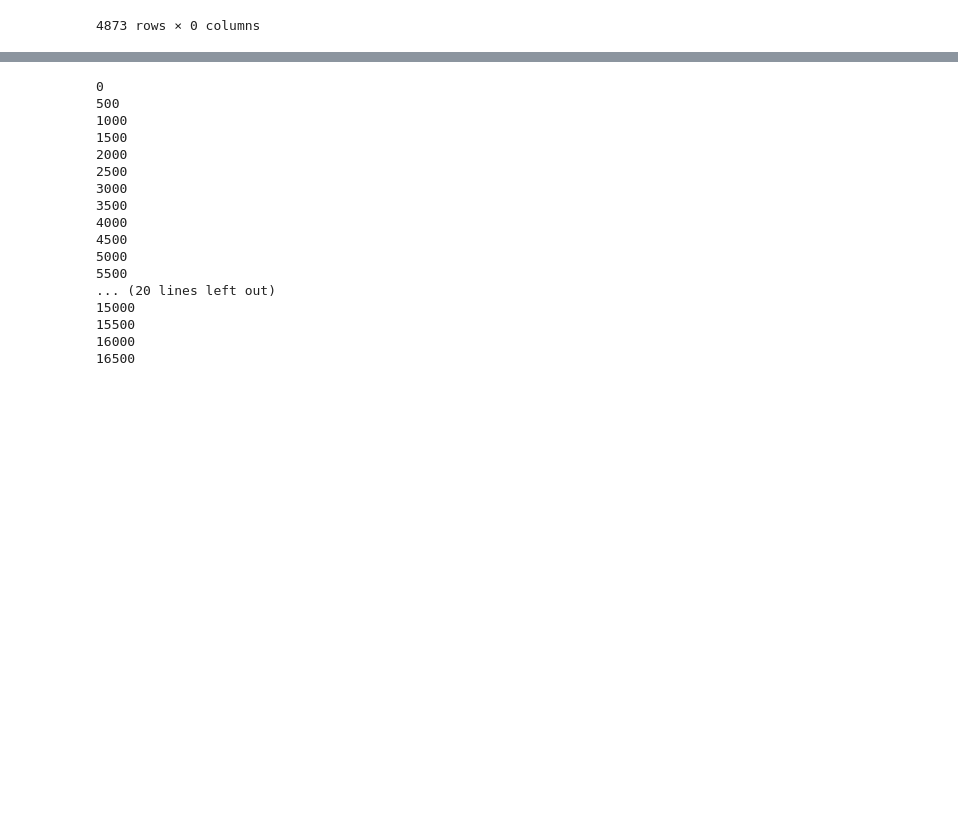
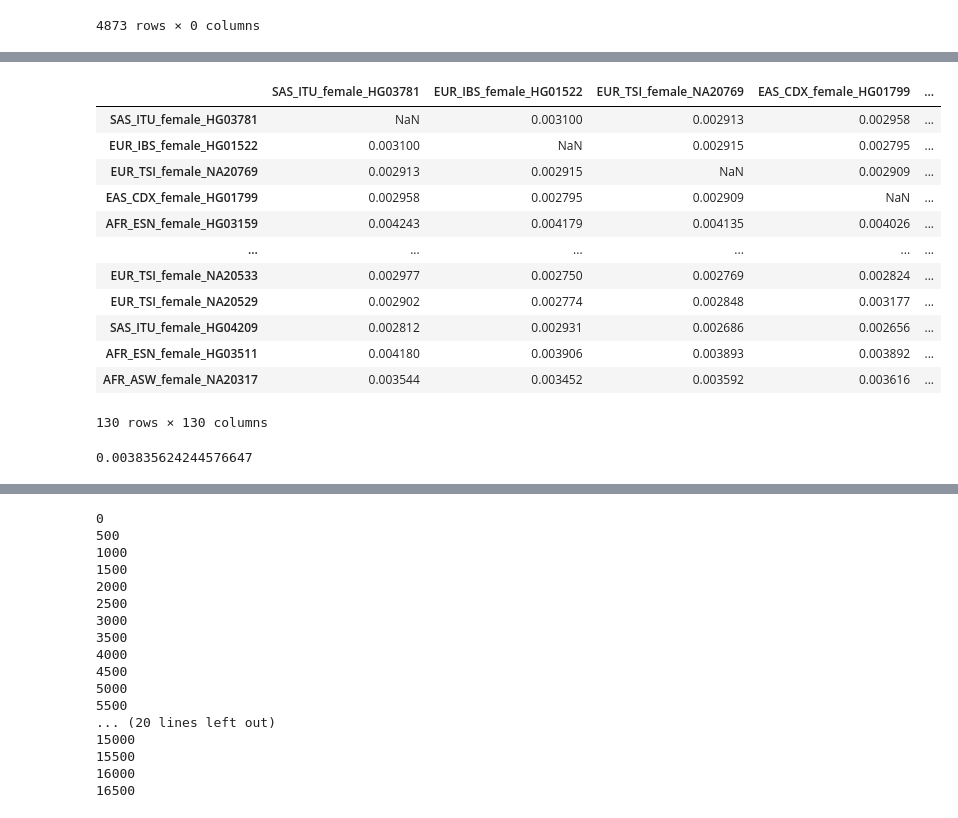
Before and after one commit to erin-n-gilbertson/3DGenome-diversity, a Jupyter notebook: activeNotebooks/Pairwise_sequence.ipynb, the cells around one changed output, grey strips where cells are left out. Cells and saved outputs as stored; diff of their text form; code cells hidden in the pictures; blank space fills up the shorter version.

Commit message:
pairwise matrix structures

```diff
--- a/activeNotebooks/Pairwise_sequence.ipynb
+++ b/activeNotebooks/Pairwise_sequence.ipynb
@@ -117,12 +130,15 @@ def one_comparison_parse(ind1, ind2, matrix_seq, dict_seq, windows ):
 # %%
-seqComps_dir = "/wynton/group/capra/projects/modern_human_3Dgenome/data/pairwise/sequence/1KGvs1KG"
-count = 0
-dict_seq = {k: pd.DataFrame(index=all_indivs, columns=all_indivs,dtype='float') for k in windows.index} # takes about  50 sec
-matrix_seq = pd.DataFrame(index=all_indivs, columns=all_indivs,dtype='float')
-for i in comp_list.index: # 3 minutes per 50 iterations, 503 minutes total, 8 hours
-    ind1 = comp_list.loc[i]['ind1']
-    ind2 = comp_list.loc[i]['ind2']
-    matrix_seq, dict_seq = one_comparison_parse(ind1, ind2, matrix_seq, dict_seq, windows)
-    count +=1
-    if count%50 == 0:
-        print(count)
+# seqComps_dir = "/wynton/group/capra/projects/modern_human_3Dgenome/data/pairwise/sequence/1KGvs1KG"
+# count = 0
+# dict_seq = {k: pd.DataFrame(index=all_indivs, columns=all_indivs,dtype='float') for k in windows.index} # takes about  50 sec
+# matrix_seq = pd.DataFrame(index=all_indivs, columns=all_indivs,dtype='float')
+# for i in comp_list.index: # 3 minutes per 50 iterations, 503 minutes total, 8 hours
+#     ind1 = comp_list.loc[i]['ind1']
+#     ind2 = comp_list.loc[i]['ind2']
+#     matrix_seq, dict_seq = one_comparison_parse(ind1, ind2, matrix_seq, dict_seq, windows)
+#     count +=1
+#     if count%50 == 0:
+#         print(count)
+
+# pickle.dump( dict_seq, open( "dict_seq.p", "wb" ) )
+# pickle.dump( matrix_seq, open( "matrix_seq.p", "wb" ) )
@@ -204,0 +148,15 @@ matrix_seq.head()
+# %%
+Comps3d_dir = "/wynton/group/capra/projects/modern_human_3Dgenome/data/pairwise/subsample"
+count = 0
+dict_3d = {k: pd.DataFrame(index=all_indivs, columns=all_indivs,dtype='float') for k in windows.index} # takes about  50 sec
+matrix_3d = pd.DataFrame(index=all_indivs, columns=all_indivs,dtype='float')
+for i in comp_list.index: # 3 minutes per 50 iterations, 503 minutes total, 8 hours
+    ind1 = comp_list.loc[i]['ind1']
+    ind2 = comp_list.loc[i]['ind2']
+    matrix_3d, dict_3d = one_comparison_parse_3d(ind1, ind2, matrix_3d, dict_3d, windows)
+    count +=1
+    if count%50 == 0:
+        print(count)
+
+pickle.dump( dict_3d, open( "dict_3d.p", "wb" ) )
+pickle.dump( matrix_3d, open( "matrix_3d.p", "wb" ) )
@@ -204,0 +181,16 @@ matrix_seq.head()
+# %%
+matrix_3d
+# %% [output]
+|  | SAS_ITU_female_HG03781 | EUR_IBS_female_HG01522 | EUR_TSI_female_NA20769 | EAS_CDX_female_HG01799 | ... |
+| SAS_ITU_female_HG03781 | NaN | 0.003100 | 0.002913 | 0.002958 | ... |
+| EUR_IBS_female_HG01522 | 0.003100 | NaN | 0.002915 | 0.002795 | ... |
+| EUR_TSI_female_NA20769 | 0.002913 | 0.002915 | NaN | 0.002909 | ... |
+| EAS_CDX_female_HG01799 | 0.002958 | 0.002795 | 0.002909 | NaN | ... |
+| AFR_ESN_female_HG03159 | 0.004243 | 0.004179 | 0.004135 | 0.004026 | ... |
+| ... | ... | ... | ... | ... | ... |
+| EUR_TSI_female_NA20533 | 0.002977 | 0.002750 | 0.002769 | 0.002824 | ... |
+| EUR_TSI_female_NA20529 | 0.002902 | 0.002774 | 0.002848 | 0.003177 | ... |
+| SAS_ITU_female_HG04209 | 0.002812 | 0.002931 | 0.002686 | 0.002656 | ... |
+| AFR_ESN_female_HG03511 | 0.004180 | 0.003906 | 0.003893 | 0.003892 | ... |
+| AFR_ASW_female_NA20317 | 0.003544 | 0.003452 | 0.003592 | 0.003616 | ... |
+130 rows × 130 columns
@@ -204,0 +206,4 @@ matrix_seq.head()
+# %%
+avg
+# %% [output]
+0.003835624244576647
```
Also changed, not shown: parts of 11 cells of this notebook, 1 other file.
